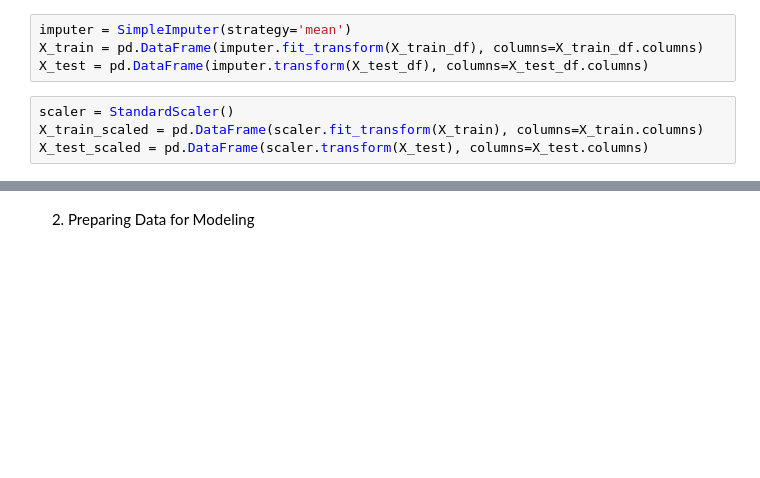
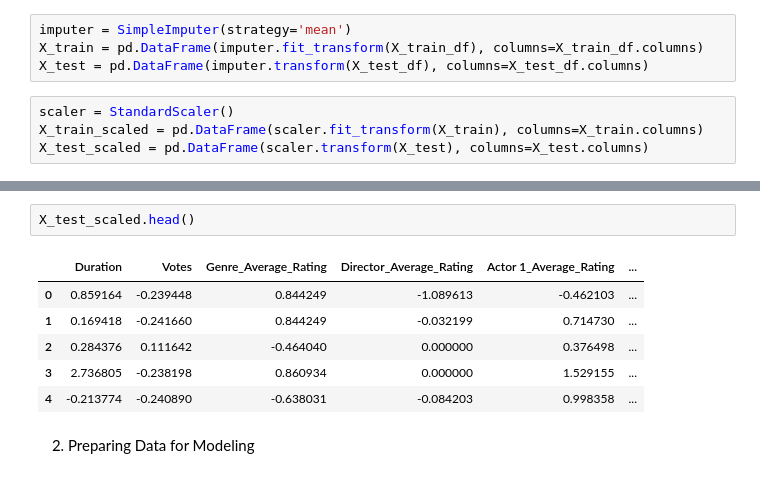
Before and after one commit to NoziphoNdebele/2025_Data_Science_Projects, a Jupyter notebook: MOVIE_RATING_PREDICTION_WITH_PYTHON/MOVIE_RATING_PREDICTION_WITH_PYTHON.ipynb, the cells around one changed output, grey strips where cells are left out. Cells and saved outputs as stored; diff of their text form; blank space fills up the shorter version.

```diff
--- a/MOVIE_RATING_PREDICTION_WITH_PYTHON/MOVIE_RATING_PREDICTION_WITH_PYTHON.ipynb
+++ b/MOVIE_RATING_PREDICTION_WITH_PYTHON/MOVIE_RATING_PREDICTION_WITH_PYTHON.ipynb
@@ -692,3 +719,12 @@ X_test_scaled = pd.DataFrame(scaler.transform(X_test), columns=X_test.columns)
+# %%
+X_test_scaled.head()
+# %% [output]
+|  | Duration | Votes | Genre_Average_Rating | Director_Average_Rating | Actor 1_Average_Rating | ... |
+| 0 | 0.859164 | -0.239448 | 0.844249 | -1.089613 | -0.462103 | ... |
+| 1 | 0.169418 | -0.241660 | 0.844249 | -0.032199 | 0.714730 | ... |
+| 2 | 0.284376 | 0.111642 | -0.464040 | 0.000000 | 0.376498 | ... |
+| 3 | 2.736805 | -0.238198 | 0.860934 | 0.000000 | 1.529155 | ... |
+| 4 | -0.213774 | -0.240890 | -0.638031 | -0.084203 | 0.998358 | ... |
 # %% [markdown]
 2. Preparing Data for Modeling
 # %% [markdown]
```
Also changed, not shown: parts of 5 cells of this notebook.
